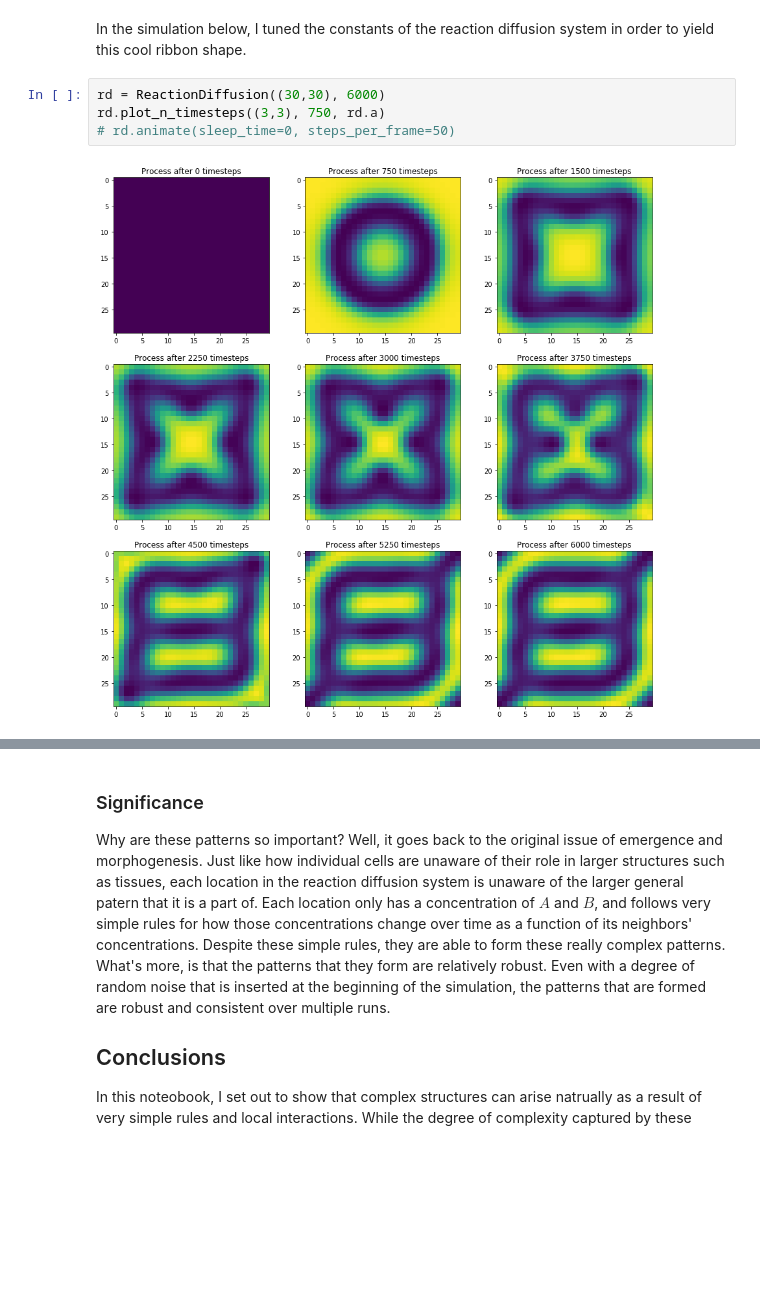
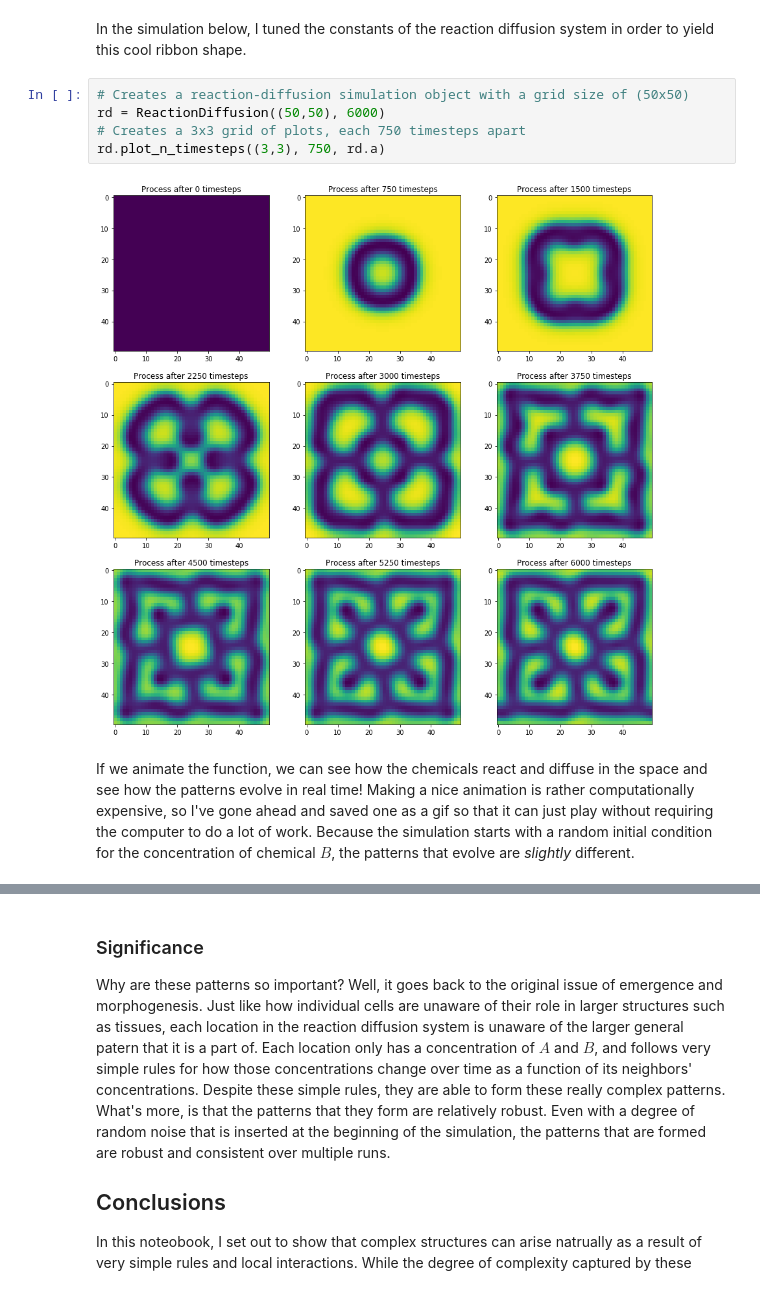
Before and after one commit to jzerez/swarms, a Jupyter notebook: Bio Project.ipynb, the cells around one changed output, grey strips where cells are left out. Drawn from its saved outputs; the diff is of its cells as text; blank space fills up the shorter version.

```diff
--- a/Bio Project.ipynb
+++ b/Bio Project.ipynb
@@ -148,9 +164,12 @@ class ReactionDiffusion(Diffusion):
             plt.title(title)
 # %% [markdown]
 In the simulation below, I tuned the constants of the reaction diffusion system in order to yield this cool ribbon shape.
-# %%
-rd = ReactionDiffusion((30,30), 6000)
-rd.plot_n_timesteps((3,3), 750, rd.a)
-# rd.animate(sleep_time=0, steps_per_frame=50)
-# %% [output]
-[figure, removed]
+# %%
+# Creates a reaction-diffusion simulation object with a grid size of (50x50)
+rd = ReactionDiffusion((50,50), 6000)
+# Creates a 3x3 grid of plots, each 750 timesteps apart
+rd.plot_n_timesteps((3,3), 750, rd.a)
+# %% [output]
+[figure, added]
+# %% [markdown]
+If we animate the function, we can see how the chemicals react and diffuse in the space and see how the patterns evolve in real time! Making a nice animation is rather computationally expensive, so I've gone ahead and saved one as a gif so that it can just play without requiring the computer to do a lot of work. Because the simulation starts with a random initial condition for the concentration of chemical $B$, the patterns that evolve are *slightly* different.
```
Also changed, not shown: parts of 18 cells of this notebook, 12 other files.
